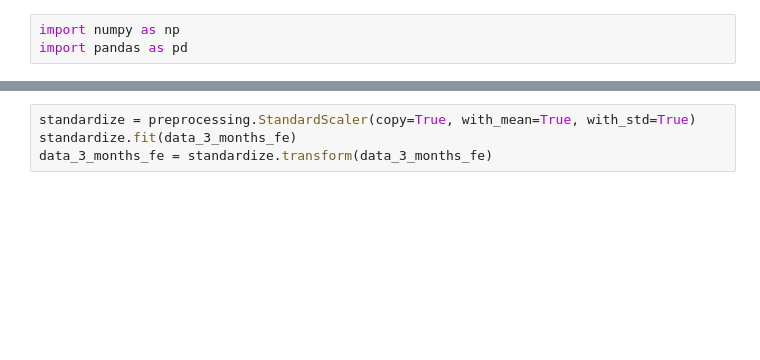
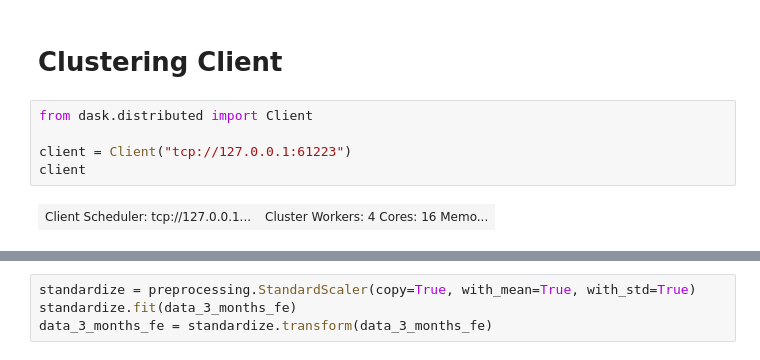
Before and after one commit to Julien-Martin/OC-IML-P4, a Jupyter notebook: Modeling.ipynb, the cells around one changed output, grey strips where cells are left out. Drawn from its saved outputs; the diff is of its cells as text; blank space fills up the shorter version.

```diff
--- a/Modeling.ipynb
+++ b/Modeling.ipynb
@@ -1,3 +1,9 @@
-# %%
-import numpy as np
-import pandas as pd
+# %% [markdown]
+# Clustering Client
+# %%
+from dask.distributed import Client
+
+client = Client("tcp://127.0.0.1:61223")
+client
+# %% [output]
+| Client Scheduler: tcp://127.0.0.1... | Cluster Workers: 4 Cores: 16 Memo... |
```
Also changed, not shown: parts of 64 cells of this notebook.
